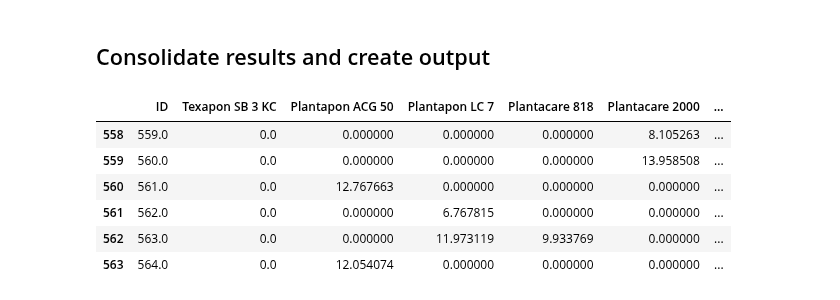
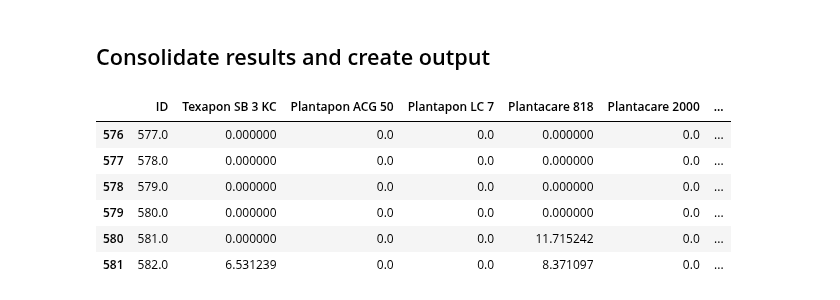
Before and after one commit to AniketChitre/formulations-prep, a Jupyter notebook: balance_analysis.ipynb, the cells around one changed output. Drawn from its saved outputs; the diff is of its cells as text; code cells hidden in the pictures.

```diff
--- a/balance_analysis.ipynb
+++ b/balance_analysis.ipynb
@@ -6,7 +6,7 @@ import pandas as pd
 %matplotlib notebook
 
 speciesList = pmb.PipettingSpecies.readCSV('SpeciesDictionary.csv')
-instructions = pmb.PipettingInstructions.readCSV('DoE_csv/MasterDataset_OT_DoE_05-08-06-23.csv', firstRow=564, lastRow=570)
+instructions = pmb.PipettingInstructions.readCSV('DoE_csv/MasterDataset_OT_DoE_05-08-06-23.csv', firstRow=576, lastRow=582)
 targetVolume = 10
 sampleList = pmb.PipettingSample.createSamples(instructions,targetVol=targetVolume)
 maxVolume = 1
@@ -15,7 +15,7 @@ for sample in sampleList:
     sample.getVolFracSeries(speciesDictionary=speciesList)
 steps = pmb.PipettingStep.createSteps(instructions=instructions,speciesDictionary=speciesList,sampleList=sampleList,maxVol=maxVolume)
 
-massProfile = pmb.MassProfile('mass_data/MassProfile_050623_S565-570.csv',t_baseline=25,derivNoise=0.005,secDerivNoise=0.001)
+massProfile = pmb.MassProfile('mass_data/MassProfile_060623_S577-582.csv',t_baseline=25,derivNoise=0.005,secDerivNoise=0.001)
 #default t_baseline=25
 # %% [markdown]
 ## Analyse Water Addition
@@ -100,19 +101,19 @@ Addition of 0.476g Arlypon F detected from 2682s to 2694s - expected volume = 0.
 # %%
 for step in steps:
     step.addToSample()
 actualMassFractions = pd.DataFrame(dtype='float64').reindex_like(instructions)
 actualMassFractions[:]=0
 for i in range(len(sampleList)):
     actualMassFractions['ID'].iloc[i] = sampleList[i].sampleId
     for entry in sampleList[i].addedMassSeries.iteritems():
         actualMassFractions[entry[0]].iloc[i] = entry[1]/sampleList[i].actualMass*100
-actualMassFractions.to_csv('mass_data/FreshlyAnalysed_050623_S559-S564.csv', index=False)
+actualMassFractions.to_csv('mass_data/FreshlyAnalysed_060623_S577-S582.csv', index=False)
 actualMassFractions
 # %% [output]
 |  | ID | Texapon SB 3 KC | Plantapon ACG 50 | Plantapon LC 7 | Plantacare 818 | Plantacare 2000 | ... |
-| 558 | 559.0 | 0.0 | 0.000000 | 0.000000 | 0.000000 | 8.105263 | ... |
-| 559 | 560.0 | 0.0 | 0.000000 | 0.000000 | 0.000000 | 13.958508 | ... |
-| 560 | 561.0 | 0.0 | 12.767663 | 0.000000 | 0.000000 | 0.000000 | ... |
-| 561 | 562.0 | 0.0 | 0.000000 | 6.767815 | 0.000000 | 0.000000 | ... |
-| 562 | 563.0 | 0.0 | 0.000000 | 11.973119 | 9.933769 | 0.000000 | ... |
-| 563 | 564.0 | 0.0 | 12.054074 | 0.000000 | 0.000000 | 0.000000 | ... |
+| 576 | 577.0 | 0.000000 | 0.0 | 0.0 | 0.000000 | 0.0 | ... |
+| 577 | 578.0 | 0.000000 | 0.0 | 0.0 | 0.000000 | 0.0 | ... |
+| 578 | 579.0 | 0.000000 | 0.0 | 0.0 | 0.000000 | 0.0 | ... |
+| 579 | 580.0 | 0.000000 | 0.0 | 0.0 | 0.000000 | 0.0 | ... |
+| 580 | 581.0 | 0.000000 | 0.0 | 0.0 | 11.715242 | 0.0 | ... |
+| 581 | 582.0 | 6.531239 | 0.0 | 0.0 | 8.371097 | 0.0 | ... |
```
Also changed, not shown: parts of 4 cells of this notebook, 6 other files.
